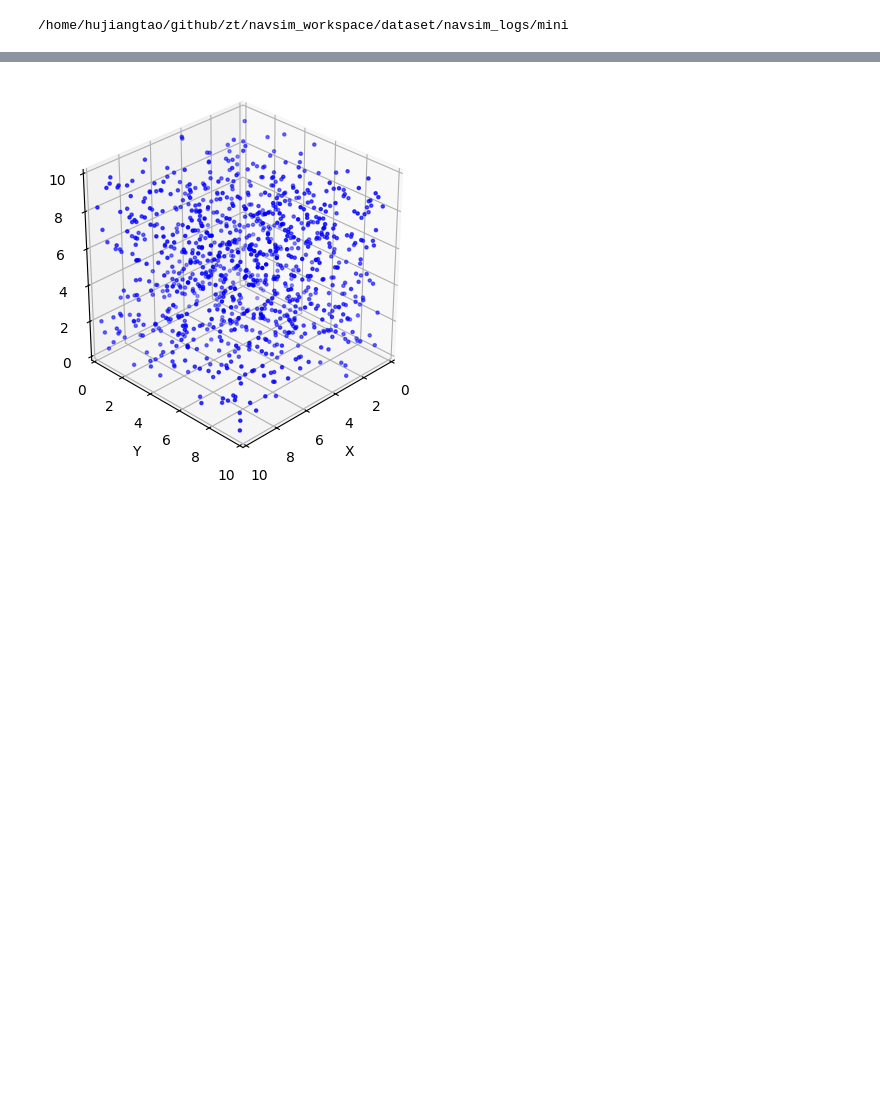
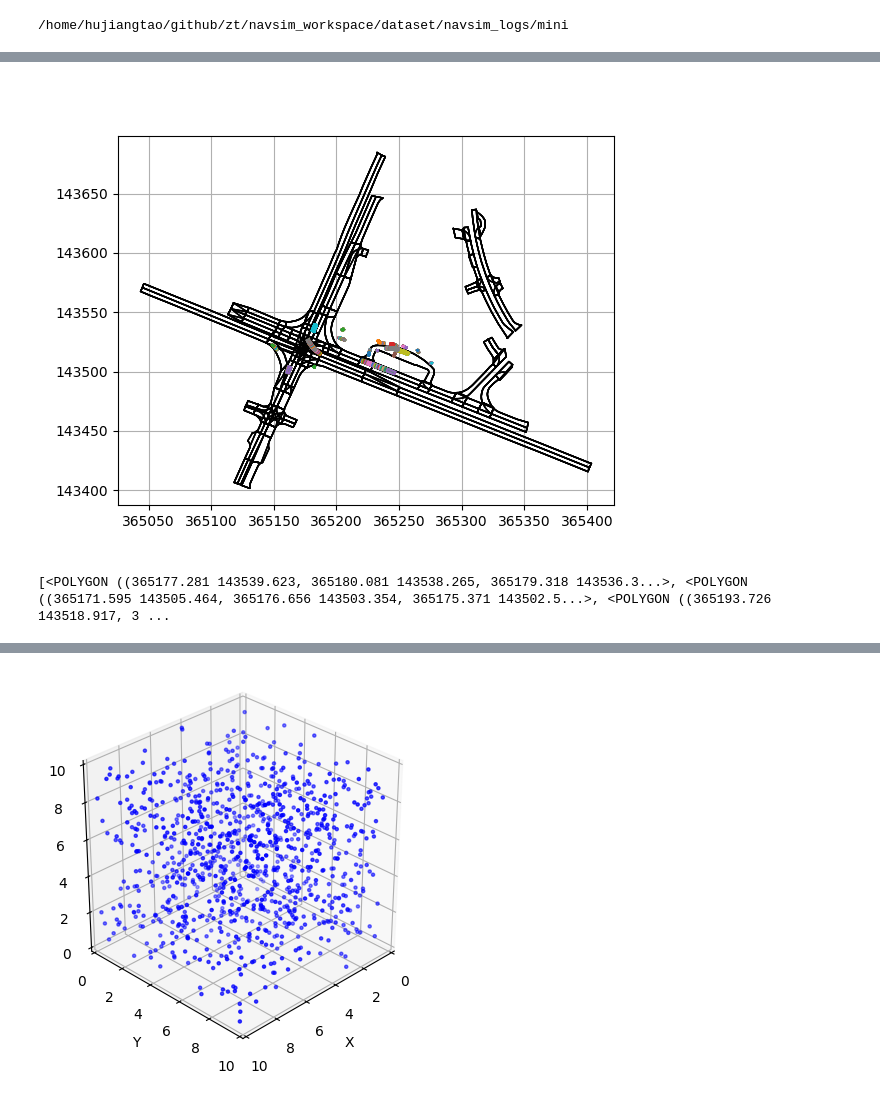
Before and after one commit to ycool/zt, a Jupyter notebook: navsim_workspace/navsim/visualization/viz.ipynb, the cells around one changed output, grey strips where cells are left out. Drawn from its saved outputs; the diff is of its cells as text; code cells hidden in the pictures; blank space fills up the shorter version.

```diff
--- a/navsim_workspace/navsim/visualization/viz.ipynb
+++ b/navsim_workspace/navsim/visualization/viz.ipynb
@@ -61,3 +101,37 @@ scene_loader = SceneLoader(
+# %%
+# static map
+# plt.figure()
+
+for p in metric_cache.drivable_area_map._geometries:
+    x, y = p.exterior.coords.xy
+    plt.plot(x, y, color='black', linewidth=1)
+
+for m in metric_cache.observation._occupancy_maps:
+    for p in m._geometries:
+        x, y = p.exterior.coords.xy
+        plt.plot(x, y)
+
+plt.grid(True)
+# plt.ion()
+plt.show()
+# %% [output]
+[figure, added]
+# %%
+print(metric_cache.drivable_area_map._geometries)
+# print(metric_cache.observation._map_radius) # 100m
+# print(metric_cache.observation._sample_interval) # 0.1m
+# print(metric_cache.observation._observation_samples) # 50
+# print(metric_cache.observation._occupancy_maps[0]._tokens)
+
+# print(metric_cache.observation._occupancy_maps[0]._geometries) # <POLYGON ((365244.106 143520.461, 365239.337 143520.822, 365239.185 143518.8...>
+
+#time_us,rear_axle.x,rear_axle.y,rear_axle.heading,
+#  rear_axle_velocity_2d.x,rear_axle_velocity_2d.y,
+#  rear_axle_acceleration_2d.x,rear_axle_acceleration_2d.y,
+#  tire_steering_angle,
+# print(*metric_cache.ego_state) # 1633922828900332 365227.26280433784 143515.02265918007 1.0060048234855166 1.4515518 0.0053056143 -0.117330424 -0.08830901 0.0
+# %% [output]
+[<POLYGON ((365177.281 143539.623, 365180.081 143538.265, 365179.318 143536.3...>, <POLYGON ((365171.595 143505.464, 365176.656 143503.354, 365175.371 143502.5...>, <POLYGON ((365193.726 143518.917, 3 ...
 # %%
 def img_from_fig(fig: matplotlib.figure.Figure) -> np.ndarray:
   """Returns a [H, W, 3] uint8 np image from fig.canvas.tostring_rgb()."""
```
Also changed, not shown: parts of 6 cells of this notebook.
